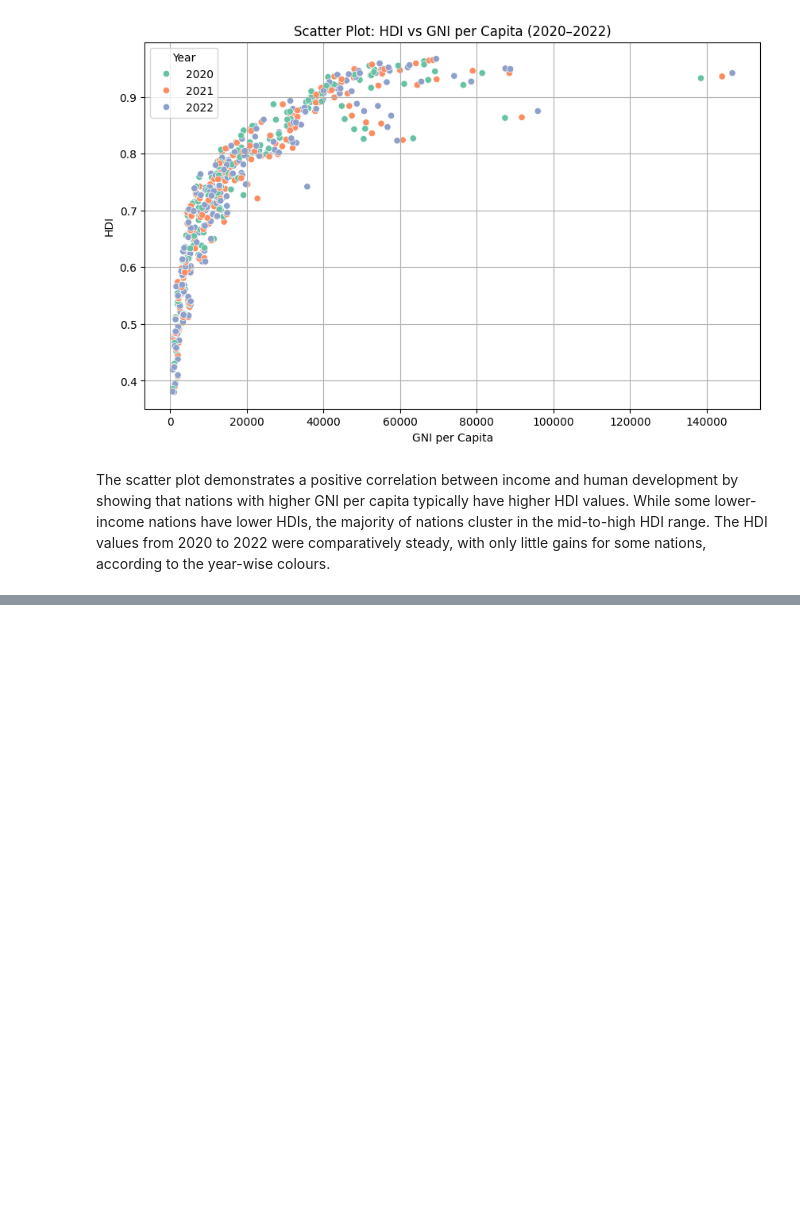
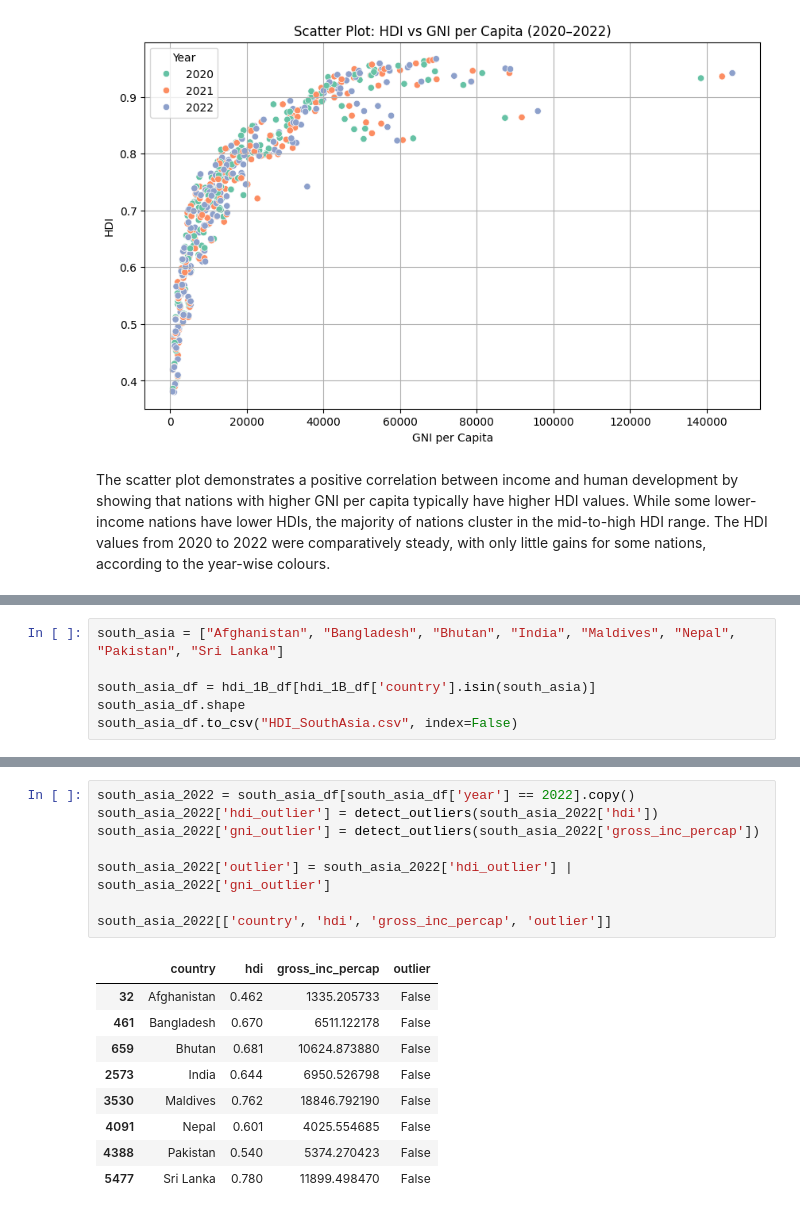
Before and after one commit to kashifmaskeyx/2513342_KashifMaskey, a Jupyter notebook: 2513342_KashifMaskey.ipynb, the cells around one changed output, grey strips where cells are left out. Drawn from its saved outputs; the diff is of its cells as text; blank space fills up the shorter version.

```diff
--- a/2513342_KashifMaskey.ipynb
+++ b/2513342_KashifMaskey.ipynb
@@ -476,0 +499,6 @@ The scatter plot demonstrates a positive correlation between income and human de
+# %%
+south_asia = ["Afghanistan", "Bangladesh", "Bhutan", "India", "Maldives", "Nepal", "Pakistan", "Sri Lanka"]
+
+south_asia_df = hdi_1B_df[hdi_1B_df['country'].isin(south_asia)]
+south_asia_df.shape
+south_asia_df.to_csv("HDI_SouthAsia.csv", index=False)
@@ -476,0 +579,18 @@ The scatter plot demonstrates a positive correlation between income and human de
+# %%
+south_asia_2022 = south_asia_df[south_asia_df['year'] == 2022].copy()
+south_asia_2022['hdi_outlier'] = detect_outliers(south_asia_2022['hdi'])
+south_asia_2022['gni_outlier'] = detect_outliers(south_asia_2022['gross_inc_percap'])
+
+south_asia_2022['outlier'] = south_asia_2022['hdi_outlier'] | south_asia_2022['gni_outlier']
+
+south_asia_2022[['country', 'hdi', 'gross_inc_percap', 'outlier']]
+# %% [output]
+|  | country | hdi | gross_inc_percap | outlier |
+| 32 | Afghanistan | 0.462 | 1335.205733 | False |
+| 461 | Bangladesh | 0.670 | 6511.122178 | False |
+| 659 | Bhutan | 0.681 | 10624.873880 | False |
+| 2573 | India | 0.644 | 6950.526798 | False |
+| 3530 | Maldives | 0.762 | 18846.792190 | False |
+| 4091 | Nepal | 0.601 | 4025.554685 | False |
+| 4388 | Pakistan | 0.540 | 5374.270423 | False |
+| 5477 | Sri Lanka | 0.780 | 11899.498470 | False |
```
Also changed, not shown: parts of 11 cells of this notebook.
